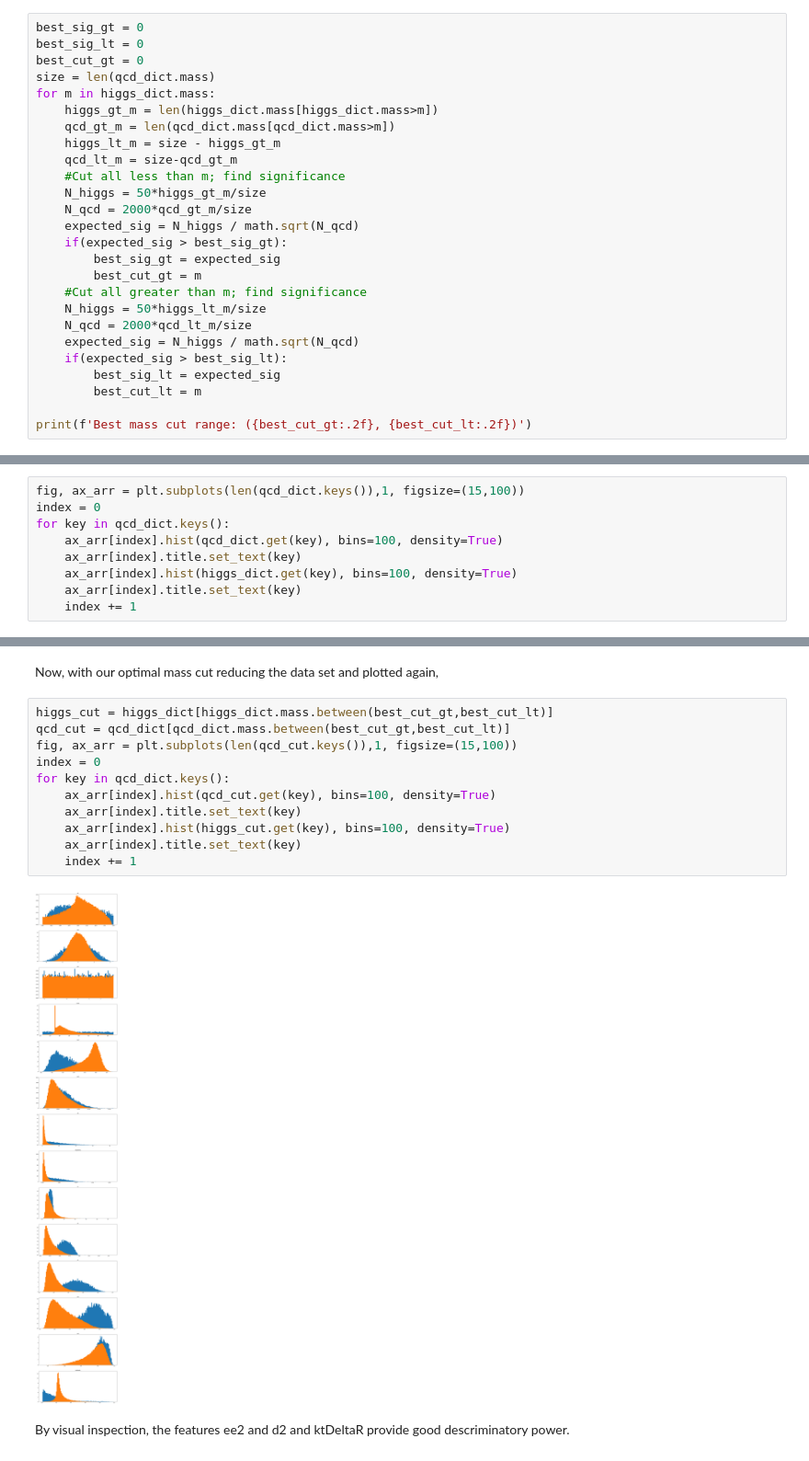
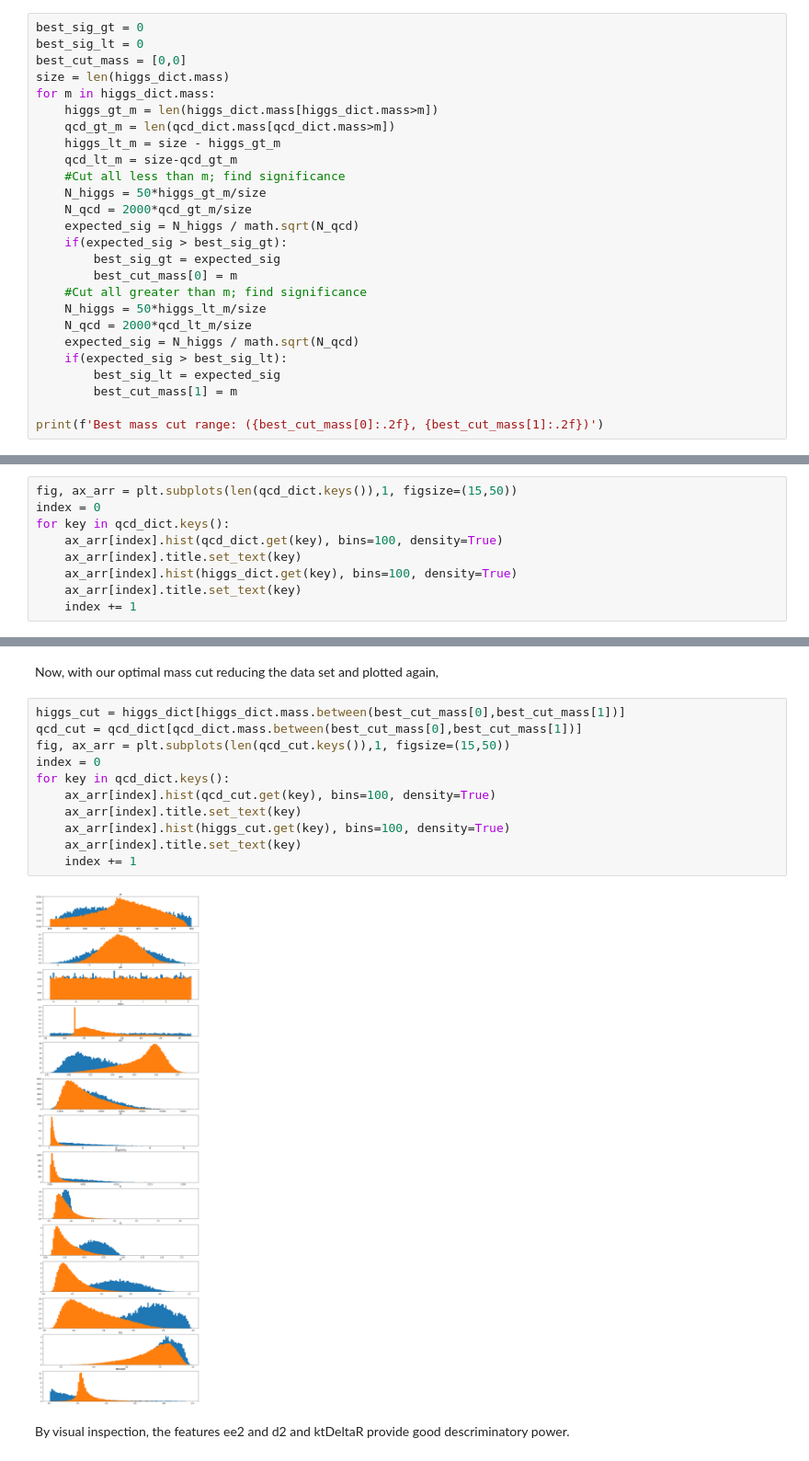
Before and after one commit to Chkoda/PHYS434, a Jupyter notebook: Lab7&8.ipynb, the cells around one changed output, grey strips where cells are left out. Shown at 92% size. Drawn from its saved outputs; the diff is of its cells as text.

```diff
--- a/Lab7&8.ipynb
+++ b/Lab7&8.ipynb
@@ -97,8 +95,8 @@ There is visible seperation between the Higgs masses and QCD masses in the scatt
 # %%
 best_sig_gt = 0
 best_sig_lt = 0
-best_cut_gt = 0
-size = len(qcd_dict.mass)
+best_cut_mass = [0,0]
+size = len(higgs_dict.mass)
 for m in higgs_dict.mass:
     higgs_gt_m = len(higgs_dict.mass[higgs_dict.mass>m])
     qcd_gt_m = len(qcd_dict.mass[qcd_dict.mass>m])
@@ -110,16 +108,16 @@ for m in higgs_dict.mass:
     expected_sig = N_higgs / math.sqrt(N_qcd)
     if(expected_sig > best_sig_gt):
         best_sig_gt = expected_sig
-        best_cut_gt = m
+        best_cut_mass[0] = m
     #Cut all greater than m; find significance
     N_higgs = 50*higgs_lt_m/size
     N_qcd = 2000*qcd_lt_m/size
     expected_sig = N_higgs / math.sqrt(N_qcd)
     if(expected_sig > best_sig_lt):
         best_sig_lt = expected_sig
-        best_cut_lt = m
+        best_cut_mass[1] = m
 
-print(f'Best mass cut range: ({best_cut_gt:.2f}, {best_cut_lt:.2f})')
+print(f'Best mass cut range: ({best_cut_mass[0]:.2f}, {best_cut_mass[1]:.2f})')
 # %% [output]
 Best mass cut range: (122.45, 137.22)
 # %%
@@ -134,7 +132,7 @@ Using a random grid search starting from either side of the mass distribution, w
 
 Some stacked histograms for the rest of the features are below, with the Higgs data set in orange and the QCD background in blue. This is without any event selection or cuts.
 # %%
-fig, ax_arr = plt.subplots(len(qcd_dict.keys()),1, figsize=(15,100))
+fig, ax_arr = plt.subplots(len(qcd_dict.keys()),1, figsize=(15,50))
 index = 0
 for key in qcd_dict.keys():
     ax_arr[index].hist(qcd_dict.get(key), bins=100, density=True)
@@ -147,18 +145,18 @@ for key in qcd_dict.keys():
 # %% [markdown]
 Now, with our optimal mass cut reducing the data set and plotted again,
 # %%
-higgs_cut = higgs_dict[higgs_dict.mass.between(best_cut_gt,best_cut_lt)]
-qcd_cut = qcd_dict[qcd_dict.mass.between(best_cut_gt,best_cut_lt)]
-fig, ax_arr = plt.subplots(len(qcd_cut.keys()),1, figsize=(15,100))
+higgs_cut = higgs_dict[higgs_dict.mass.between(best_cut_mass[0],best_cut_mass[1])]
+qcd_cut = qcd_dict[qcd_dict.mass.between(best_cut_mass[0],best_cut_mass[1])]
+fig, ax_arr = plt.subplots(len(qcd_cut.keys()),1, figsize=(15,50))
 index = 0
 for key in qcd_dict.keys():
     ax_arr[index].hist(qcd_cut.get(key), bins=100, density=True)
     ax_arr[index].title.set_text(key)
     ax_arr[index].hist(higgs_cut.get(key), bins=100, density=True)
     ax_arr[index].title.set_text(key)
     index += 1
 # %% [output]
-[figure, old version]
+[figure, new version]
 # %% [markdown]
 By visual inspection, the features ee2 and d2 and ktDeltaR provide good descriminatory power.
 # %%
```
Also changed, not shown: parts of 30 cells of this notebook, 1 other file.
